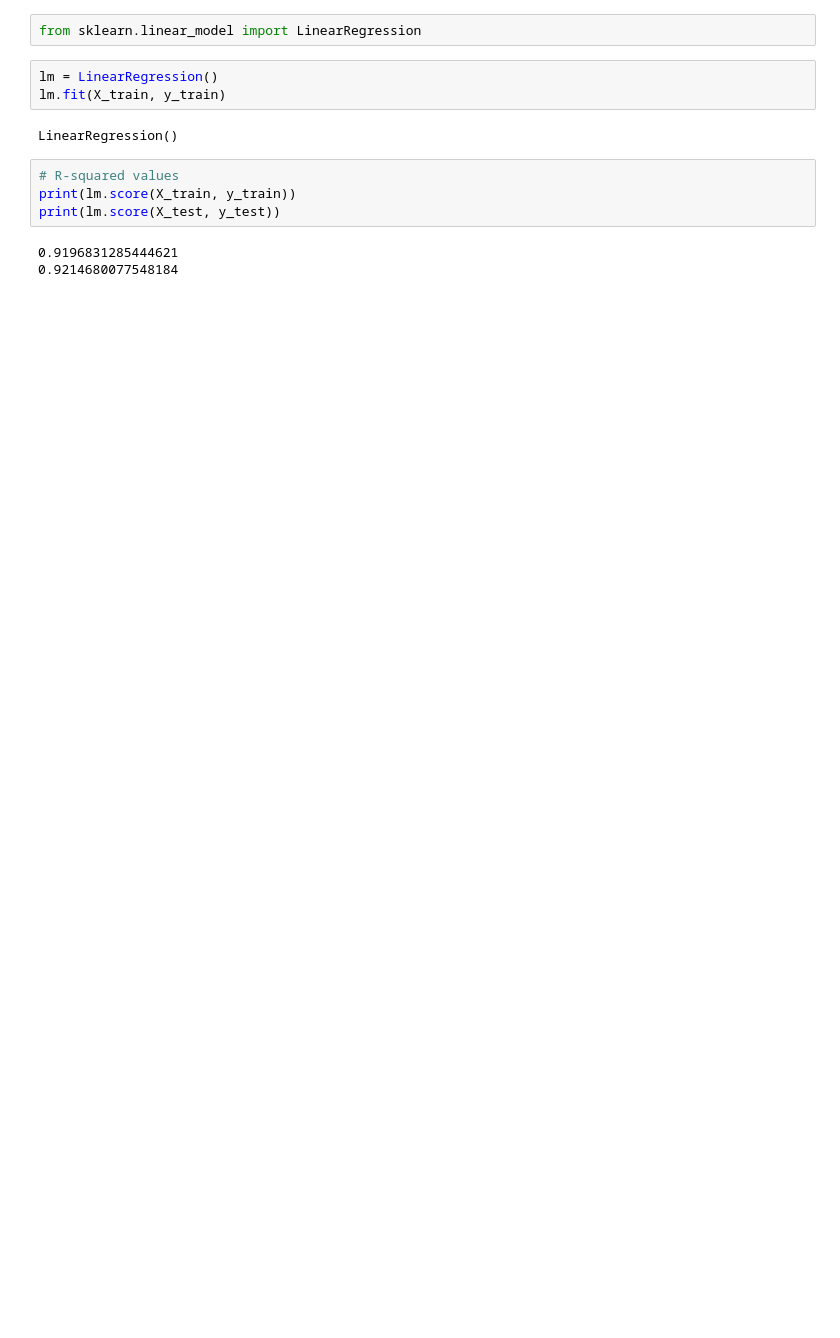
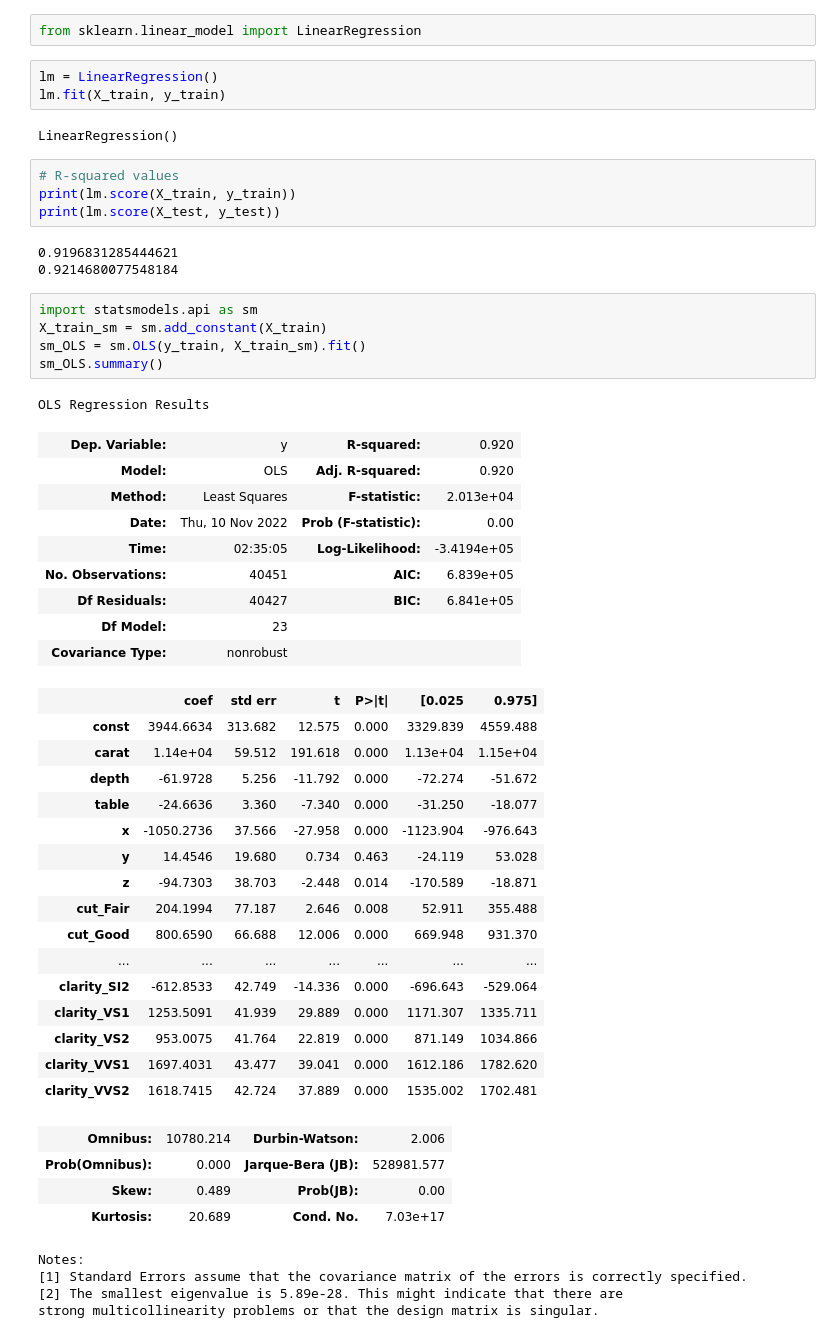
Before and after one commit to telwoo/final-project, a Jupyter notebook: import_provisional_data.ipynb, the cells around one changed output. Cells and saved outputs as stored; diff of their text form; blank space fills up the shorter version.

Commit message:
use statsmodels.api to find training coefficient p-values

```diff
--- a/import_provisional_data.ipynb
+++ b/import_provisional_data.ipynb
@@ -192,3 +190,43 @@ print(lm.score(X_test, y_test))
 # %% [output]
 0.9196831285444621
 0.9214680077548184
+# %%
+import statsmodels.api as sm
+X_train_sm = sm.add_constant(X_train)
+sm_OLS = sm.OLS(y_train, X_train_sm).fit()
+sm_OLS.summary()
+# %% [output]
+OLS Regression Results
+| Dep. Variable: | y | R-squared: | 0.920 |
+| Model: | OLS | Adj. R-squared: | 0.920 |
+| Method: | Least Squares | F-statistic: | 2.013e+04 |
+| Date: | Thu, 10 Nov 2022 | Prob (F-statistic): | 0.00 |
+| Time: | 02:35:05 | Log-Likelihood: | -3.4194e+05 |
+| No. Observations: | 40451 | AIC: | 6.839e+05 |
+| Df Residuals: | 40427 | BIC: | 6.841e+05 |
+| Df Model: | 23 |  |  |
+| Covariance Type: | nonrobust |  |  |
+|  | coef | std err | t | P>|t| | [0.025 | 0.975] |
+| const | 3944.6634 | 313.682 | 12.575 | 0.000 | 3329.839 | 4559.488 |
+| carat | 1.14e+04 | 59.512 | 191.618 | 0.000 | 1.13e+04 | 1.15e+04 |
+| depth | -61.9728 | 5.256 | -11.792 | 0.000 | -72.274 | -51.672 |
+| table | -24.6636 | 3.360 | -7.340 | 0.000 | -31.250 | -18.077 |
+| x | -1050.2736 | 37.566 | -27.958 | 0.000 | -1123.904 | -976.643 |
+| y | 14.4546 | 19.680 | 0.734 | 0.463 | -24.119 | 53.028 |
+| z | -94.7303 | 38.703 | -2.448 | 0.014 | -170.589 | -18.871 |
+| cut_Fair | 204.1994 | 77.187 | 2.646 | 0.008 | 52.911 | 355.488 |
+| cut_Good | 800.6590 | 66.688 | 12.006 | 0.000 | 669.948 | 931.370 |
+| ... | ... | ... | ... | ... | ... | ... |
+| clarity_SI2 | -612.8533 | 42.749 | -14.336 | 0.000 | -696.643 | -529.064 |
+| clarity_VS1 | 1253.5091 | 41.939 | 29.889 | 0.000 | 1171.307 | 1335.711 |
+| clarity_VS2 | 953.0075 | 41.764 | 22.819 | 0.000 | 871.149 | 1034.866 |
+| clarity_VVS1 | 1697.4031 | 43.477 | 39.041 | 0.000 | 1612.186 | 1782.620 |
+| clarity_VVS2 | 1618.7415 | 42.724 | 37.889 | 0.000 | 1535.002 | 1702.481 |
+| Omnibus: | 10780.214 | Durbin-Watson: | 2.006 |
+| Prob(Omnibus): | 0.000 | Jarque-Bera (JB): | 528981.577 |
+| Skew: | 0.489 | Prob(JB): | 0.00 |
+| Kurtosis: | 20.689 | Cond. No. | 7.03e+17 |
+Notes:
+[1] Standard Errors assume that the covariance matrix of the errors is correctly specified.
+[2] The smallest eigenvalue is 5.89e-28. This might indicate that there are
+strong multicollinearity problems or that the design matrix is singular.
```
Also changed, not shown: parts of 1 cell of this notebook.
